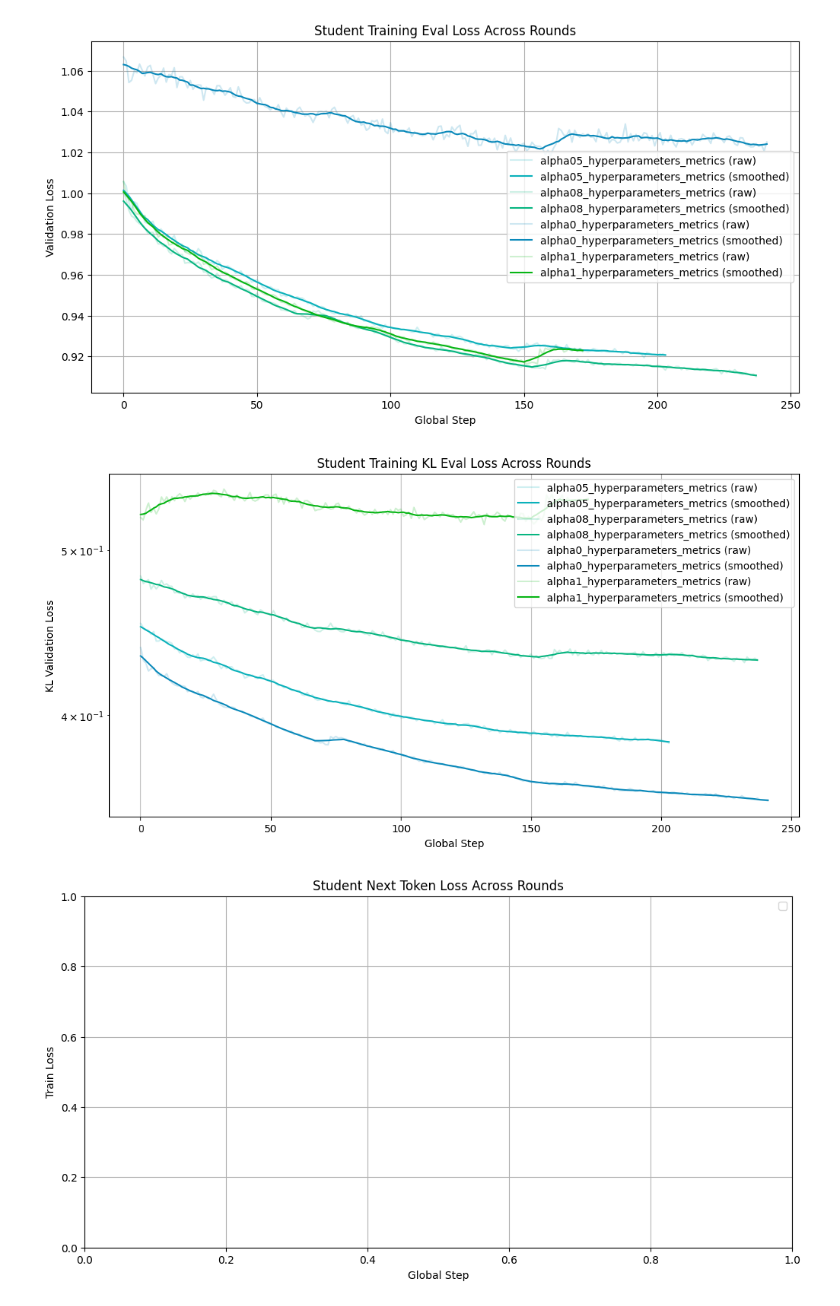
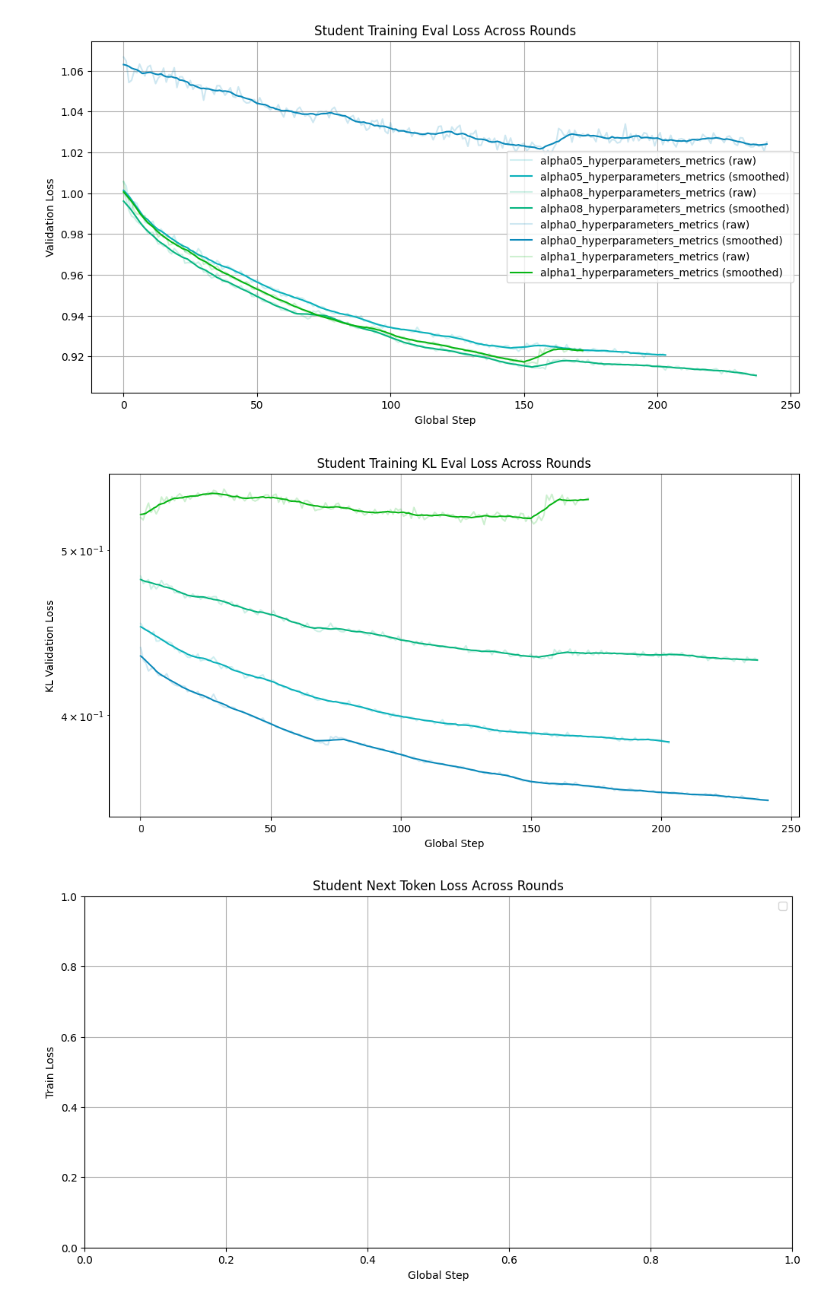
Before and after one commit to r-three/SLMensembles, a Jupyter notebook: SLM_ensembles.ipynb, the cells around one changed output. Saved outputs shown, nothing was run; the diff lists cells and outputs as text; code cells hidden in the pictures.

```diff
--- a/SLM_ensembles.ipynb
+++ b/SLM_ensembles.ipynb
@@ -281,7 +281,7 @@ if not side_by_side:
     plt.title("Student Training KL Eval Loss Across Rounds")
     plt.xlabel("Global Step")
     plt.ylabel("KL Validation Loss")
-    plt.legend()
+    # plt.legend()
     plt.grid(True)
     plt.yscale("log")
     plt.show()
@@ -301,34 +301,34 @@ else:
             (df["phase"] == "eval") &
             (df["function"] == "evaluation_loop")
         ]
 
         loss = student_train_df["eval_kl_loss"].to_numpy()
         if len(loss) < filter_size:
             ax.set_title(f"{name} (too short)")
             ax.axis("off")
             continue
 
         smoothed = scipy.signal.fftconvolve(loss, kernel, mode="valid")
 
         color = color_map.get(name, color_map["default"])
         ax.plot(range(len(loss)), loss, alpha=0.3, label=f"Raw", color=color)
         ax.plot(range(len(smoothed)), smoothed, label=f"Smoothed", color=color)
 
         ax.set_title(f"KL Validation Loss: {name}")
         ax.set_xlabel("Global Step")
         ax.set_ylabel("KL Loss")
         ax.legend()
 
     # Hide any unused subplots
     for i in range(idx + 1, rows * cols):
         row, col = divmod(i, cols)
         axes[row][col].axis("off")
 
     plt.yscale("log")
     plt.tight_layout()
     plt.show()
 # %% [output]
-[figure, old version]
+[figure, new version]
 # %%
 # Student train loss (next token) over rounds
 plt.figure(figsize=(12, 6))
```
